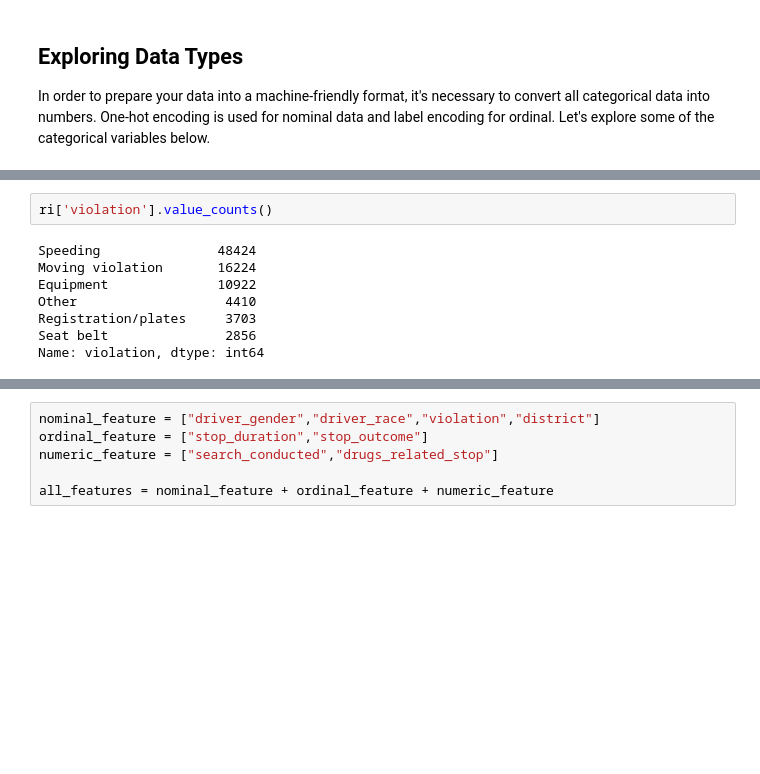
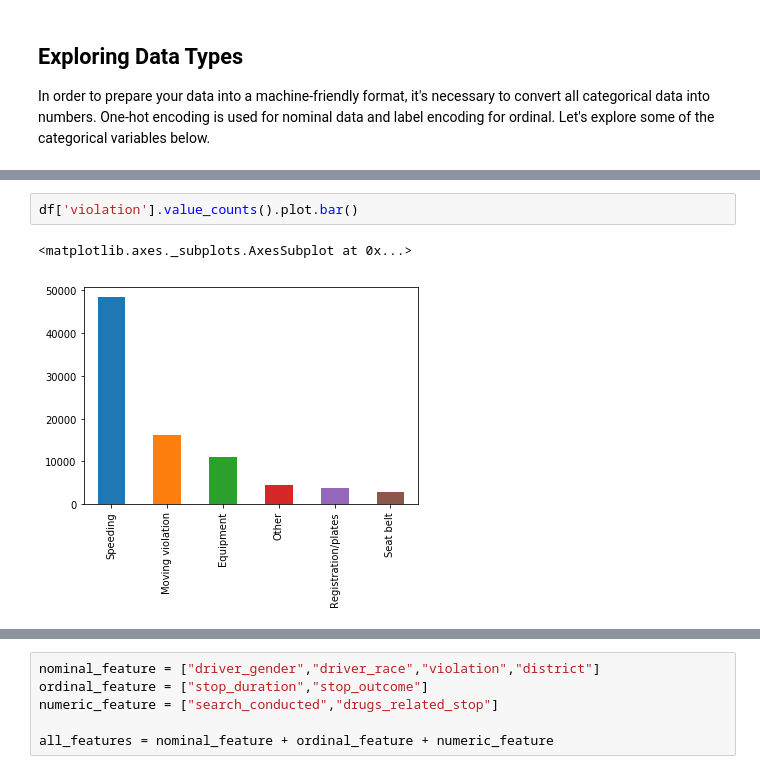
Before and after one commit to Bobwu1/Python-Bootcamp-SLC, a Jupyter notebook: Python Bootcamp March 23rd 2019.ipynb, the cells around one changed output, grey strips where cells are left out. Cells and saved outputs as stored; diff of their text form; blank space fills up the shorter version.

```diff
--- a/Python Bootcamp March 23rd 2019.ipynb
+++ b/Python Bootcamp March 23rd 2019.ipynb
@@ -62,11 +56,6 @@ Name: driver_race, dtype: int64
 # %%
-ri['violation'].value_counts()
+df['violation'].value_counts().plot.bar()
 # %% [output]
-Speeding               48424
-Moving violation       16224
-Equipment              10922
-Other                   4410
-Registration/plates     3703
-Seat belt               2856
-Name: violation, dtype: int64
+<matplotlib.axes._subplots.AxesSubplot at 0x...>
+[figure, added]
 # %%
```
Also changed, not shown: parts of 40 cells of this notebook.
